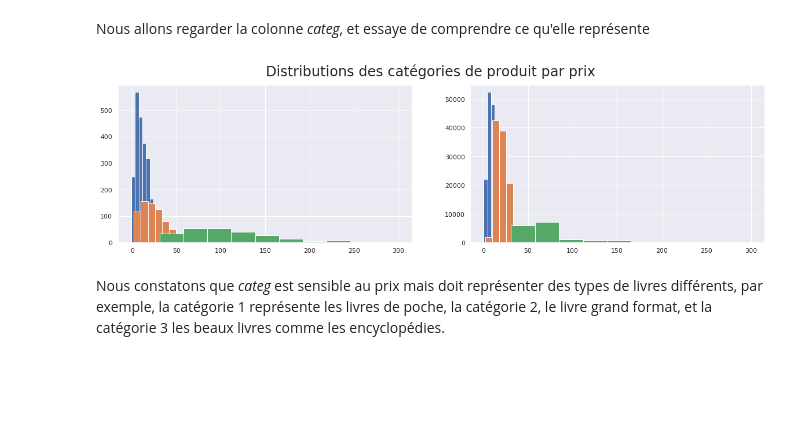
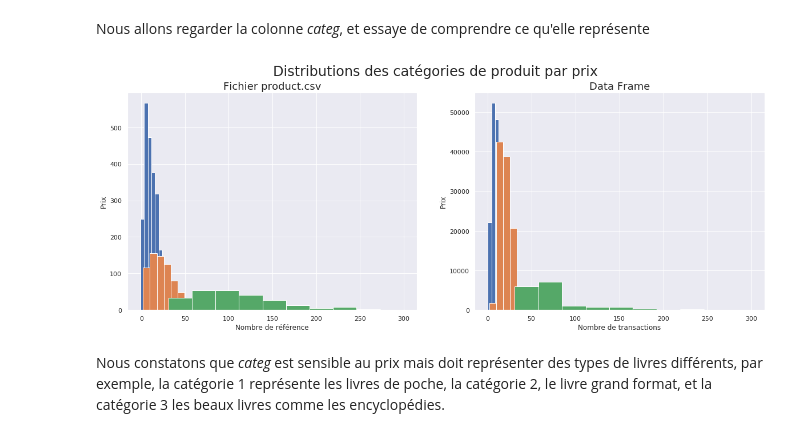
Before and after one commit to FranckDELRUE/OCR-Project-4-DAn, a Jupyter notebook: P4_02_scriptanalyse.ipynb, the cells around one changed output. Saved outputs shown, nothing was run; the diff lists cells and outputs as text; code cells hidden in the pictures; blank space fills up the shorter version.

```diff
--- a/P4_02_scriptanalyse.ipynb
+++ b/P4_02_scriptanalyse.ipynb
@@ -487,18 +507,39 @@ plt.savefig('pictures/cat_price.png')
 La colonne *cat_price* nous montre également que la catégorie de livre la plus vendue est celle dont le prix est situé entre 10 et 19.99 euros.
 # %% [markdown]
 Nous allons regarder la colonne *categ*, et essaye de comprendre ce qu'elle représente
-# %%
-fig, axes = plt.subplots(1, 2, figsize = (20, 5))
-
-fig.suptitle('Distributions des catégories de produit par prix', fontsize= _FONTSIZETITLE_)
-
-ax = products.groupby('categ').price.hist(ax=axes[0])
-ax = df_transactions.groupby('categ').price.hist(ax=axes[1])
-
-plt.savefig('pictures/categ.png')
-plt.show()
-# %% [output]
-[figure, removed]
+# %%
+fig, axes = plt.subplots(1, 2, figsize = (20, 7))
+
+fig.suptitle('Distributions des catégories de produit par prix', fontsize= _FONTSIZETITLE_)
+
+x0 = products[products['categ'] == 0]['price']
+x1 = products[products['categ'] == 1]['price']
+x2 = products[products['categ'] == 2]['price']
+
+axes[0].hist(x0)
+axes[0].hist(x1)
+axes[0].hist(x2)
+
+axes[0].set_title('Fichier product.csv', fontsize= _FONTSIZE_)
+axes[0].set_xlabel('Nombre de référence')
+axes[0].set_ylabel('Prix')
+
+x0 = df_transactions[df_transactions['categ'] == 0]['price']
+x1 = df_transactions[df_transactions['categ'] == 1]['price']
+x2 = df_transactions[df_transactions['categ'] == 2]['price']
+
+axes[1].hist(x0)
+axes[1].hist(x1)
+axes[1].hist(x2)
+
+axes[1].set_title('Data Frame', fontsize= _FONTSIZE_)
+axes[1].set_xlabel('Nombre de transactions')
+axes[1].set_ylabel('Prix')
+
+plt.savefig('pictures/categ.png')
+plt.show()
+# %% [output]
+[figure, added]
 # %% [markdown]
 Nous constatons que *categ* est sensible au prix mais doit représenter des types de livres différents, par exemple, la catégorie 1 représente les livres de poche, la catégorie 2, le livre grand format, et la catégorie 3 les beaux livres comme les encyclopédies.
 # %%
```
Also changed, not shown: parts of 12 cells of this notebook, 6 other files.
